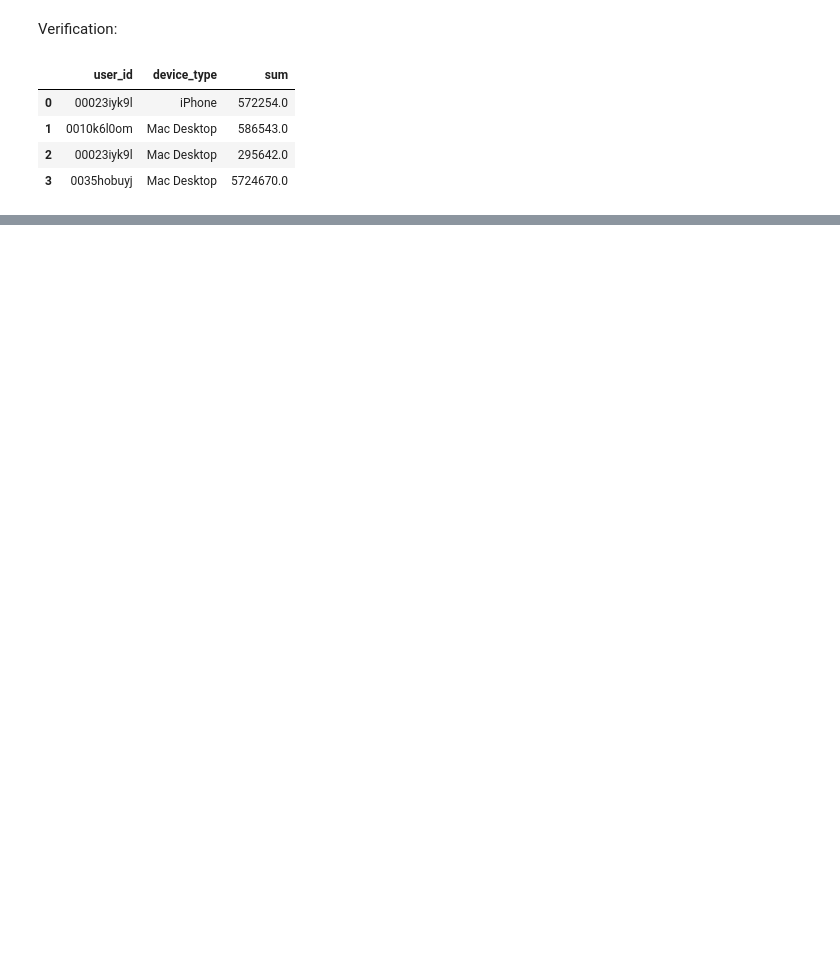
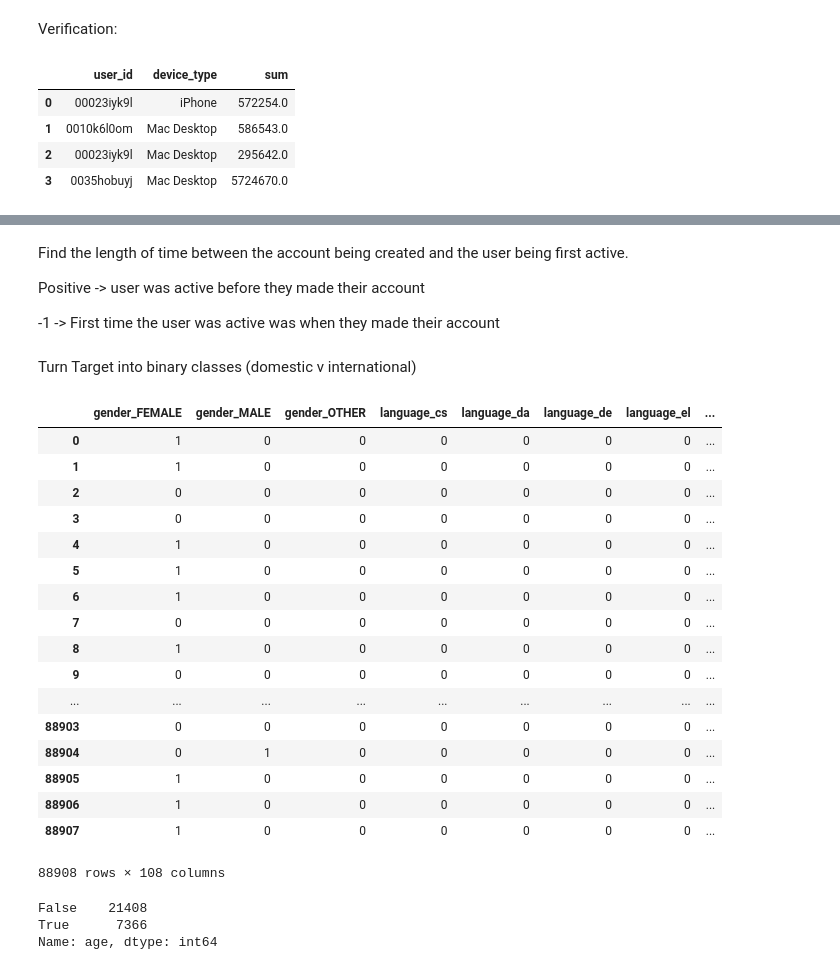
Before and after one commit to emilyageller/Geller_Metis, a Jupyter notebook: Project 3/Project3_Part2_SQLandEDA.ipynb, the cells around one changed output, grey strips where cells are left out. Drawn from its saved outputs; the diff is of its cells as text; code cells hidden in the pictures; blank space fills up the shorter version.

```diff
--- a/Project 3/Project3_Part2_SQLandEDA.ipynb
+++ b/Project 3/Project3_Part2_SQLandEDA.ipynb
@@ -141,0 +187,18 @@ pd.read_sql(q,cnx)
+# %%
+users['date_account_created'] = pd.to_datetime(users['date_account_created'], infer_datetime_format = True)
+users['timestamp_first_active'] = pd.to_datetime(users['timestamp_first_active'], format = '%Y-%m-%d %H:%M:%S')
+# %%
+users_dummied = pd.get_dummies(users[['gender','language','signup_method','signup_app','first_device_type','first_browser','affiliate_channel','affiliate_provider','first_affiliate_tracked']],drop_first = True)
+# %% [markdown]
+Find the length of time between the account being created and the user being first active.
+
+Positive -> user was active before they made their account
+
+-1 -> First time the user was active was when they made their account
+# %%
+users_dummied['diff_account_to_first_active'] = (users['date_account_created']-users['timestamp_first_active']).dt.days
+# %%
+
+users_dummied['id'] = users['id']
+# %% [markdown]
+Turn Target into binary classes (domestic v international)
@@ -141,0 +208,21 @@ pd.read_sql(q,cnx)
+# %%
+users_dummied
+# %% [output]
+|  | gender_FEMALE | gender_MALE | gender_OTHER | language_cs | language_da | language_de | language_el | ... |
+| 0 | 1 | 0 | 0 | 0 | 0 | 0 | 0 | ... |
+| 1 | 1 | 0 | 0 | 0 | 0 | 0 | 0 | ... |
+| 2 | 0 | 0 | 0 | 0 | 0 | 0 | 0 | ... |
+| 3 | 0 | 0 | 0 | 0 | 0 | 0 | 0 | ... |
+| 4 | 1 | 0 | 0 | 0 | 0 | 0 | 0 | ... |
+| 5 | 1 | 0 | 0 | 0 | 0 | 0 | 0 | ... |
+| 6 | 1 | 0 | 0 | 0 | 0 | 0 | 0 | ... |
+| 7 | 0 | 0 | 0 | 0 | 0 | 0 | 0 | ... |
+| 8 | 1 | 0 | 0 | 0 | 0 | 0 | 0 | ... |
+| 9 | 0 | 0 | 0 | 0 | 0 | 0 | 0 | ... |
+| ... | ... | ... | ... | ... | ... | ... | ... | ... |
+| 88903 | 0 | 0 | 0 | 0 | 0 | 0 | 0 | ... |
+| 88904 | 0 | 1 | 0 | 0 | 0 | 0 | 0 | ... |
+| 88905 | 1 | 0 | 0 | 0 | 0 | 0 | 0 | ... |
+| 88906 | 1 | 0 | 0 | 0 | 0 | 0 | 0 | ... |
+| 88907 | 1 | 0 | 0 | 0 | 0 | 0 | 0 | ... |
+88908 rows × 108 columns
@@ -141,0 +236,6 @@ pd.read_sql(q,cnx)
+# %%
+users.age.isnull().value_counts()
+# %% [output]
+False    21408
+True      7366
+Name: age, dtype: int64
```
Also changed, not shown: parts of 14 cells of this notebook, 2 other files.
